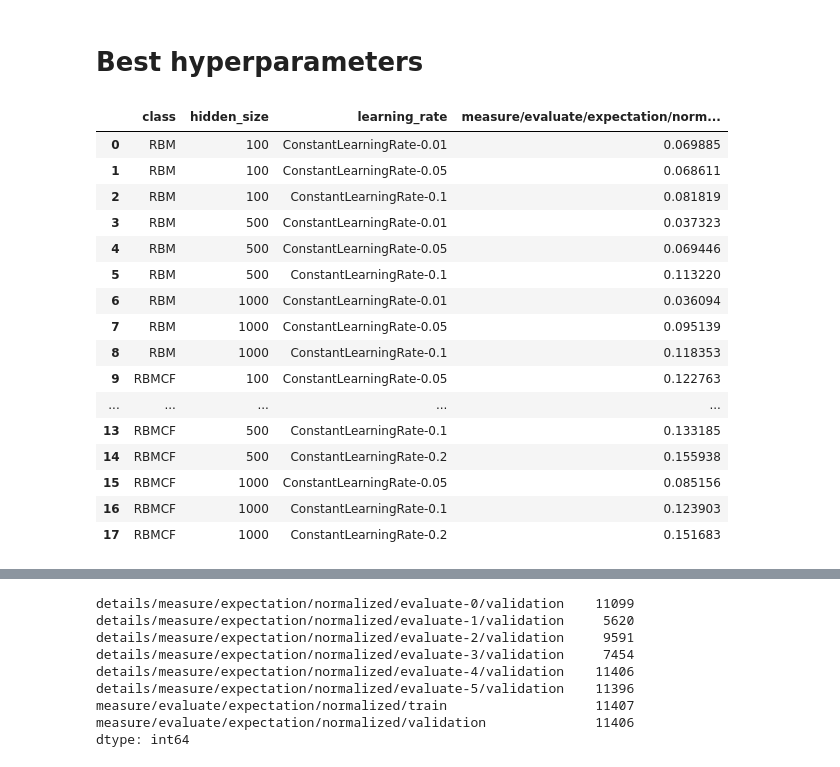
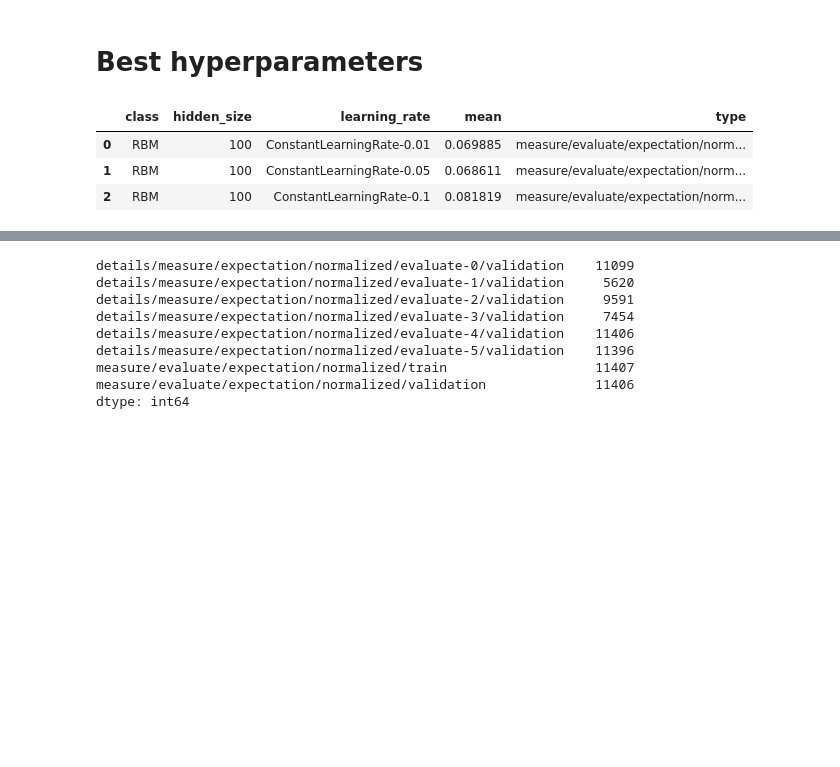
Before and after one commit to SrMouraSilva/RBM, a Jupyter notebook: experiments/notebooks/Log analysis.ipynb, the cells around one changed output, grey strips where cells are left out. Cells and saved outputs as stored; diff of their text form; code cells hidden in the pictures; blank space fills up the shorter version.

Commit message:
Finish knn evaluation and Log analysis to select parameters

```diff
--- a/experiments/notebooks/Log analysis.ipynb
+++ b/experiments/notebooks/Log analysis.ipynb
@@ -39,31 +39,23 @@ Index(['evaluate', 'wall_time', 'step', 'measure/reconstruction/error',
 # %%
 def evaluate(column):
     parameters = ['class', 'hidden_size', 'learning_rate', 'kfold', 'kfold-intern']
 
-    #result =
-    return data \
+    result = data \
         .groupby(parameters).max(level=column) \
         .groupby(parameters[:-1]).mean() \
         .groupby(parameters[:-2]).mean()[[column]].reset_index()
 
+    result.rename(columns={column: 'mean'}, inplace=True)
+    result['type'] = column
+    return result
+
 columns_evaluated = ['measure/evaluate/expectation/normalized/validation', 'measure/evaluate/top-5/validation', 'measure/evaluate/top-1/validation']
-evaluate(columns_evaluated[0])
+
+evaluation = pd.concat([evaluate(column) for column in columns_evaluated])
+evaluation.head(3)
 #print(accuracy.max(), accuracy.max().index)
 # %% [output]
-|  | class | hidden_size | learning_rate | measure/evaluate/expectation/norm... |
-| 0 | RBM | 100 | ConstantLearningRate-0.01 | 0.069885 |
-| 1 | RBM | 100 | ConstantLearningRate-0.05 | 0.068611 |
-| 2 | RBM | 100 | ConstantLearningRate-0.1 | 0.081819 |
-| 3 | RBM | 500 | ConstantLearningRate-0.01 | 0.037323 |
-| 4 | RBM | 500 | ConstantLearningRate-0.05 | 0.069446 |
-| 5 | RBM | 500 | ConstantLearningRate-0.1 | 0.113220 |
-| 6 | RBM | 1000 | ConstantLearningRate-0.01 | 0.036094 |
-| 7 | RBM | 1000 | ConstantLearningRate-0.05 | 0.095139 |
-| 8 | RBM | 1000 | ConstantLearningRate-0.1 | 0.118353 |
-| 9 | RBMCF | 100 | ConstantLearningRate-0.05 | 0.122763 |
-| ... | ... | ... | ... | ... |
-| 13 | RBMCF | 500 | ConstantLearningRate-0.1 | 0.133185 |
-| 14 | RBMCF | 500 | ConstantLearningRate-0.2 | 0.155938 |
-| 15 | RBMCF | 1000 | ConstantLearningRate-0.05 | 0.085156 |
-| 16 | RBMCF | 1000 | ConstantLearningRate-0.1 | 0.123903 |
-| 17 | RBMCF | 1000 | ConstantLearningRate-0.2 | 0.151683 |
+|  | class | hidden_size | learning_rate | mean | type |
+| 0 | RBM | 100 | ConstantLearningRate-0.01 | 0.069885 | measure/evaluate/expectation/norm... |
+| 1 | RBM | 100 | ConstantLearningRate-0.05 | 0.068611 | measure/evaluate/expectation/norm... |
+| 2 | RBM | 100 | ConstantLearningRate-0.1 | 0.081819 | measure/evaluate/expectation/norm... |
```
Also changed, not shown: parts of 7 cells of this notebook, 2 other files.
